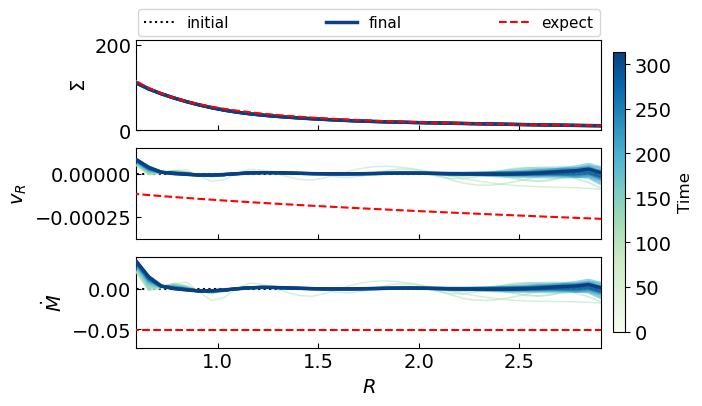
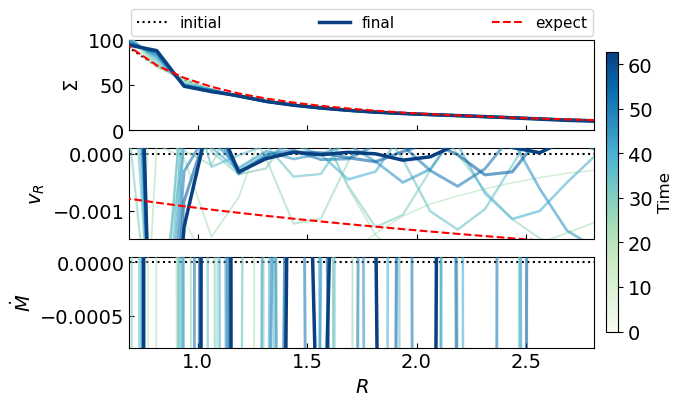
The notebook cell's code change between the first figure and the second:
--- before
+++ after
@@ -1,5 +1,5 @@
 ## Plot density, v_r, and Mdot
 
-snapshot_plot = snapshot_list[0:101:5] # snapshot_list[0:101:5]
+snapshot_plot = snapshot_list[0:21:2] # snapshot_list[0:101:5]
 
 norm   = mcolors.PowerNorm(gamma=1.5, vmin=0, vmax=len(snapshot_plot)-1)
@@ -12,5 +12,5 @@
     ath_data  = athena_read.athdf(frame,num_ghost=2,quantities=["rho", "vel1", "vel2", "vel3"])
     t_sim = ath_data['Time']
-    print('loading snapshot at t= %5.1f'%t_sim)
+    #print('loading snapshot at t= %5.1f'%t_sim)
     
     #### Read Athena++ data: coordinates. ####
@@ -92,12 +92,12 @@
 
 # limits used in disk-sph plots
-#axs[0].set_ylim(0, .4)
-#axs[1].set_ylim(-1.5e-3, 1e-4)
-#axs[2].set_ylim(-8e-4, 5e-5)
+# axs[0].set_ylim(0, .4)
+# axs[1].set_ylim(-1.5e-3, 1e-4)
+# axs[2].set_ylim(-8e-4, 5e-5)
 
 # limits used for disk-jiaru plots
-#axs[0].set_ylim(0, 100) # 1000
-#axs[1].set_ylim(-1.5e-3, 1e-4)
-#axs[2].set_ylim(-8e-4, 5e-5)
+axs[0].set_ylim(0, 100) # 1000
+axs[1].set_ylim(-1.5e-3, 1e-4)
+axs[2].set_ylim(-8e-4, 5e-5)
 
 axs[0].legend(

Commit: actually fixed inner BC, still get reorientation